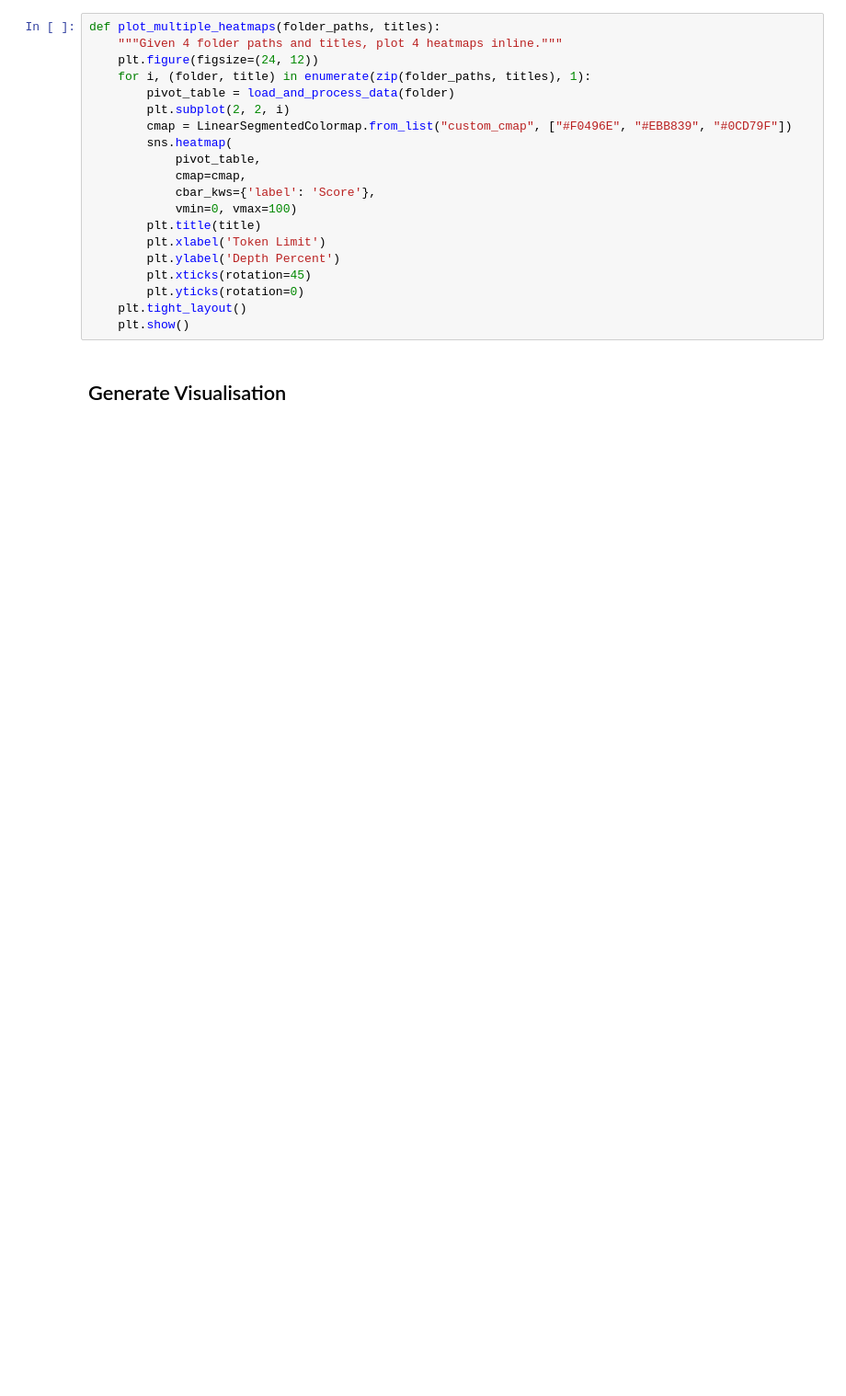
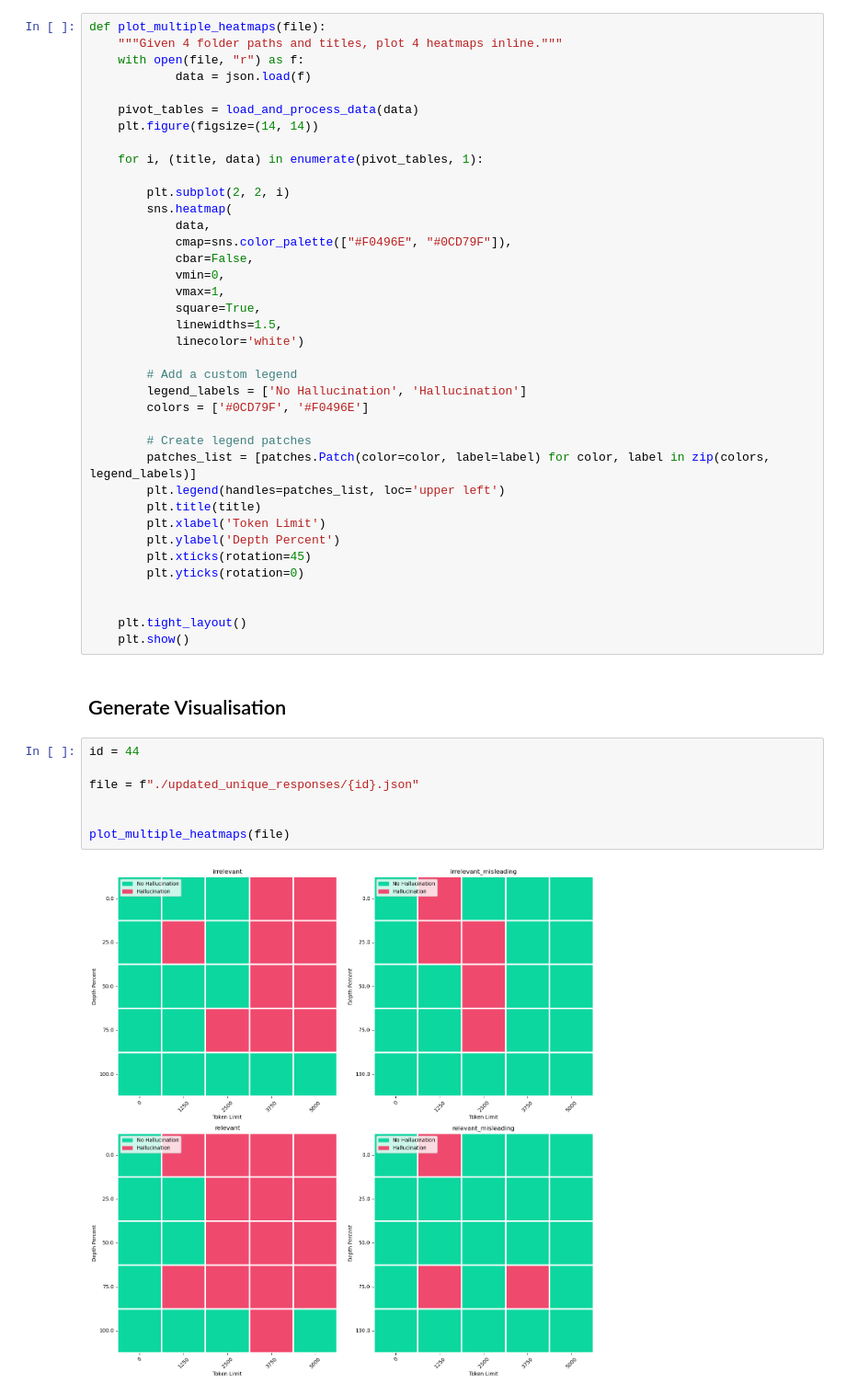
Before and after one commit to Adi-02/SNLP_Project, a Jupyter notebook: analysis_snlp/visualize_snlp.ipynb, the cells around one changed output. Shown at 92% size. Cells and saved outputs as stored; diff of their text form; blank space fills up the shorter version.

Commit message:
added graph

```diff
--- a/analysis_snlp/visualize_snlp.ipynb
+++ b/analysis_snlp/visualize_snlp.ipynb
@@ -64,24 +70,51 @@ def plot_heatmap(pivot_table, title):
     plt.tight_layout()
     plt.show()
 # %%
-def plot_multiple_heatmaps(folder_paths, titles):
+def plot_multiple_heatmaps(file):
     """Given 4 folder paths and titles, plot 4 heatmaps inline."""
-    plt.figure(figsize=(24, 12))
-    for i, (folder, title) in enumerate(zip(folder_paths, titles), 1):
-        pivot_table = load_and_process_data(folder)
+    with open(file, "r") as f:
+            data = json.load(f)
+
+    pivot_tables = load_and_process_data(data)
+    plt.figure(figsize=(14, 14))
+
+    for i, (title, data) in enumerate(pivot_tables, 1):
+
         plt.subplot(2, 2, i)
-        cmap = LinearSegmentedColormap.from_list("custom_cmap", ["#F0496E", "#EBB839", "#0CD79F"])
         sns.heatmap(
-            pivot_table,
-            cmap=cmap,
-            cbar_kws={'label': 'Score'},
-            vmin=0, vmax=100)
+            data,
+            cmap=sns.color_palette(["#F0496E", "#0CD79F"]),
+            cbar=False,
+            vmin=0,
+            vmax=1,
+            square=True,
+            linewidths=1.5,
+            linecolor='white')
+
+        # Add a custom legend
+        legend_labels = ['No Hallucination', 'Hallucination']
+        colors = ['#0CD79F', '#F0496E']
+
+        # Create legend patches
+        patches_list = [patches.Patch(color=color, label=label) for color, label in zip(colors, legend_labels)]
+        plt.legend(handles=patches_list, loc='upper left')
         plt.title(title)
         plt.xlabel('Token Limit')
         plt.ylabel('Depth Percent')
         plt.xticks(rotation=45)
         plt.yticks(rotation=0)
+
+
     plt.tight_layout()
     plt.show()
 # %% [markdown]
 ## Generate Visualisation
+# %%
+id = 44
+
+file = f"./updated_unique_responses/{id}.json"
+
+
+plot_multiple_heatmaps(file)
+# %% [output]
+[figure, added]
```
Also changed, not shown: parts of 8 cells of this notebook, 1 other file.
